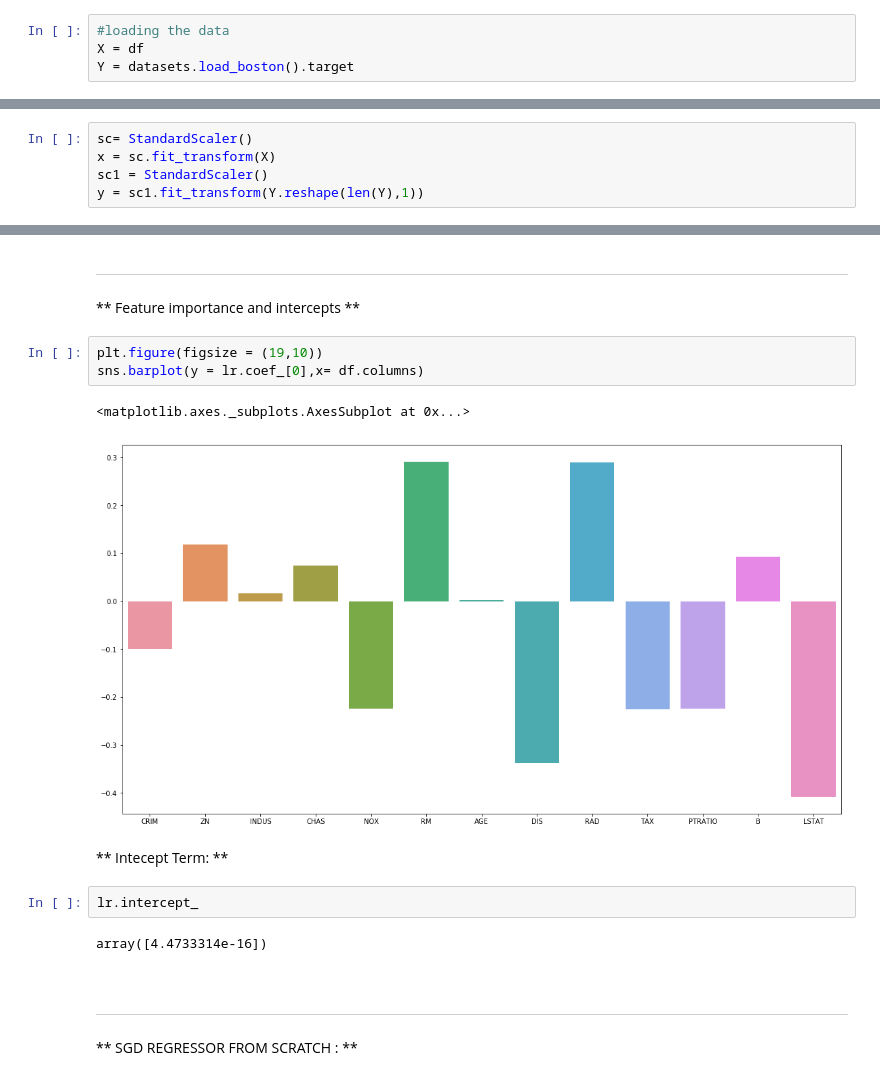
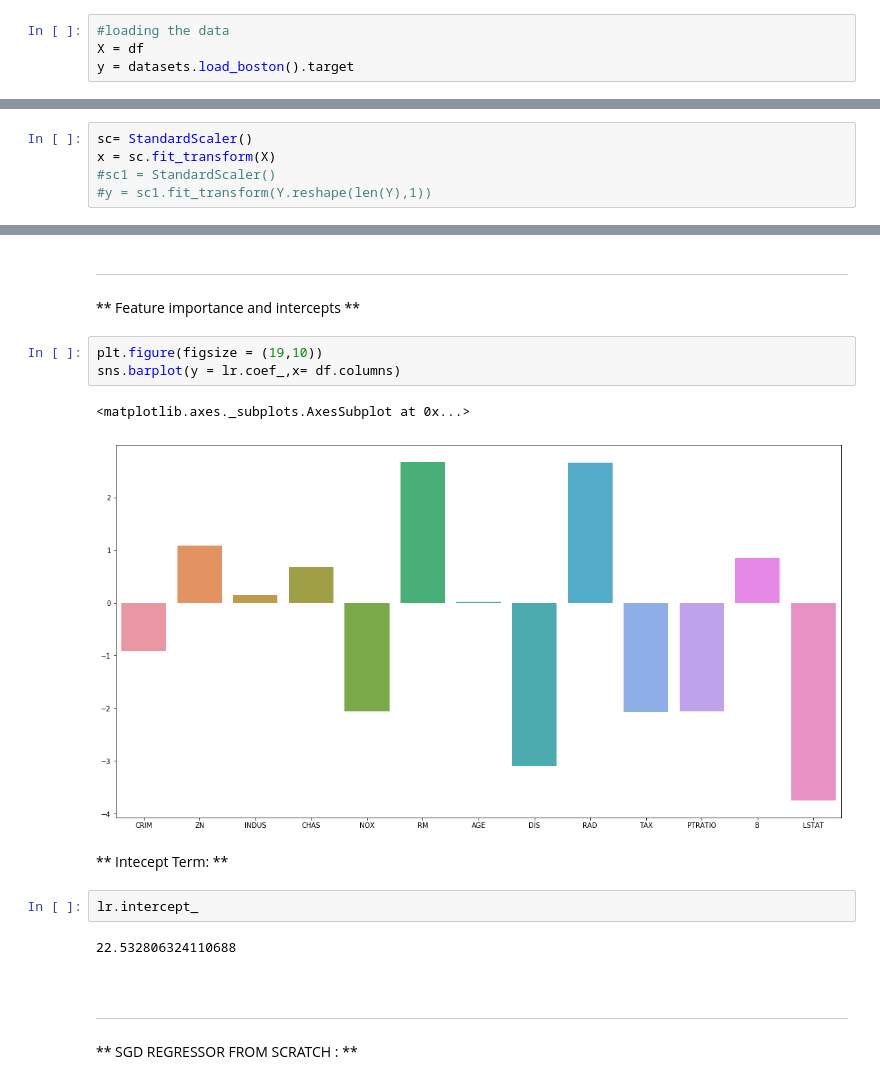
Before and after one commit to iyappan24/Applied-AI-Notebooks, a Jupyter notebook: SGD_REGRESSOR.ipynb, the cells around one changed output, grey strips where cells are left out. Saved outputs shown, nothing was run; the diff lists cells and outputs as text.

Commit message:
Linear Regression from Scratch : Boston Housing prices

```diff
--- a/SGD_REGRESSOR.ipynb
+++ b/SGD_REGRESSOR.ipynb
@@ -33,7 +33,7 @@ df.head()
 # %%
 #loading the data
 X = df
-Y = datasets.load_boston().target
+y = datasets.load_boston().target
 # %%
 X.shape
 # %% [output]
@@ -43,8 +43,8 @@ X.shape
 # %%
 sc= StandardScaler()
 x = sc.fit_transform(X)
-sc1 = StandardScaler()
-y = sc1.fit_transform(Y.reshape(len(Y),1))
+#sc1 = StandardScaler()
+#y = sc1.fit_transform(Y.reshape(len(Y),1))
 # %% [markdown]
 ** Calculating the baseline Linear Regression Model from Sklearn for Comaprison **
 # %%
@@ -67,16 +67,16 @@ sns.regplot(sc1.inverse_transform(np.array(lpred)),sc1.inverse_transform(y),fit_
 ** Feature importance and intercepts **
 # %%
 plt.figure(figsize = (19,10))
-sns.barplot(y = lr.coef_[0],x= df.columns)
+sns.barplot(y = lr.coef_,x= df.columns)
 # %% [output]
 <matplotlib.axes._subplots.AxesSubplot at 0x...>
-[figure, old version]
+[figure, new version]
 # %% [markdown]
 ** Intecept Term: **
 # %%
 lr.intercept_
 # %% [output]
-array([4.4733314e-16])
+22.532806324110688
 # %% [markdown]
 <br>
 
```
Also changed, not shown: parts of 13 cells of this notebook.
